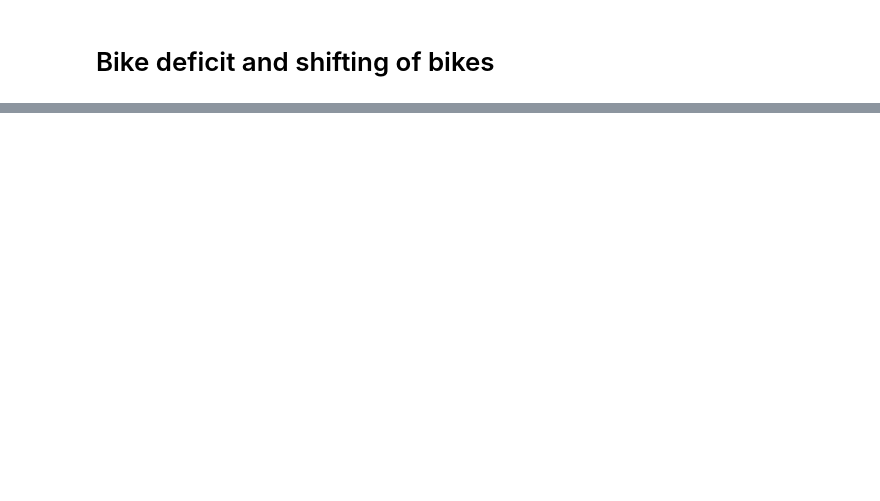
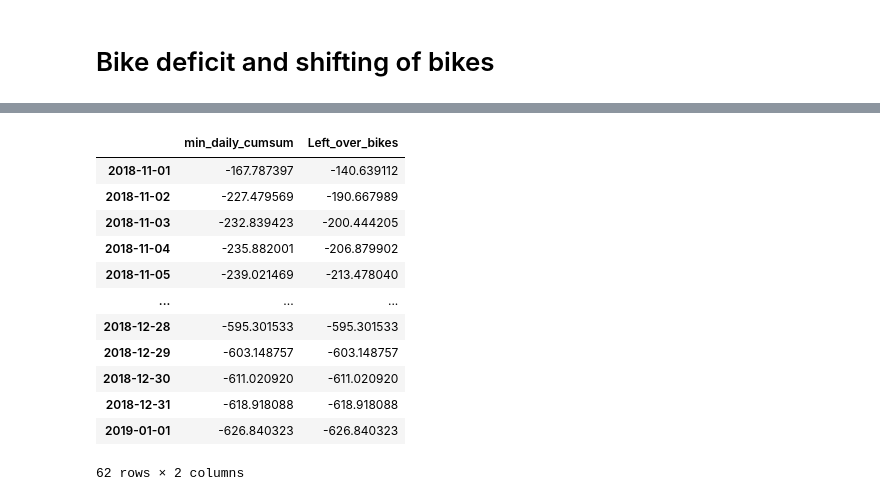
Before and after one commit to katrinemariepedersen/Business_analytics_project, a Jupyter notebook: SARIMA_prediction_model_12.ipynb, the cells around one changed output, grey strips where cells are left out. Cells and saved outputs as stored; diff of their text form; code cells hidden in the pictures; blank space fills up the shorter version.

```diff
--- a/SARIMA_prediction_model_12.ipynb
+++ b/SARIMA_prediction_model_12.ipynb
@@ -814,0 +833,20 @@ SARIMA for Arrivals:
+# %%
+min_daily_cumsum_pred = SARIMA_bike_alloc_pred.groupby(SARIMA_bike_alloc_pred.index.date).agg(
+    min_daily_cumsum=("daily_cumsum", "min"),
+    Left_over_bikes=("daily_cumsum", "last")
+)
+min_daily_cumsum_pred
+# %% [output]
+|  | min_daily_cumsum | Left_over_bikes |
+| 2018-11-01 | -167.787397 | -140.639112 |
+| 2018-11-02 | -227.479569 | -190.667989 |
+| 2018-11-03 | -232.839423 | -200.444205 |
+| 2018-11-04 | -235.882001 | -206.879902 |
+| 2018-11-05 | -239.021469 | -213.478040 |
+| ... | ... | ... |
+| 2018-12-28 | -595.301533 | -595.301533 |
+| 2018-12-29 | -603.148757 | -603.148757 |
+| 2018-12-30 | -611.020920 | -611.020920 |
+| 2018-12-31 | -618.918088 | -618.918088 |
+| 2019-01-01 | -626.840323 | -626.840323 |
+62 rows × 2 columns
```
Also changed, not shown: parts of 6 cells of this notebook.
